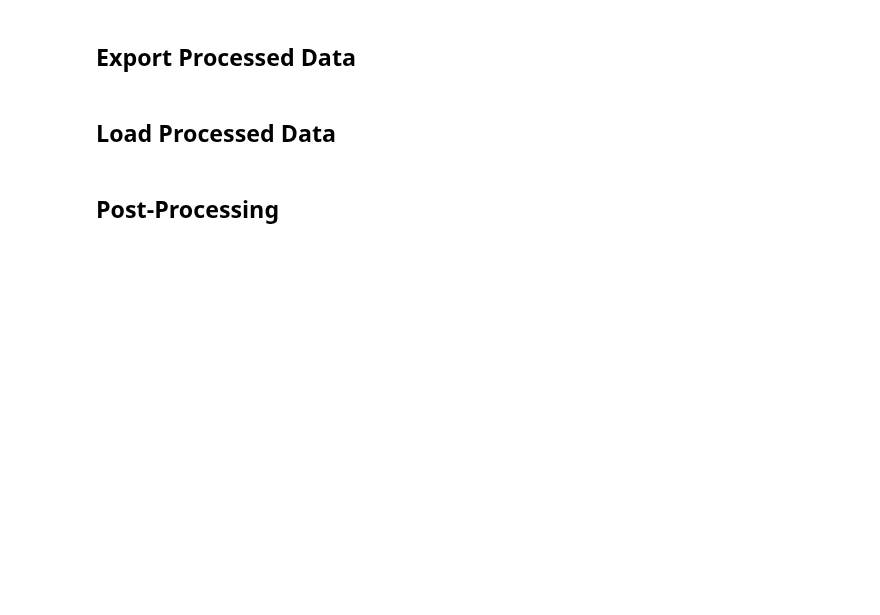
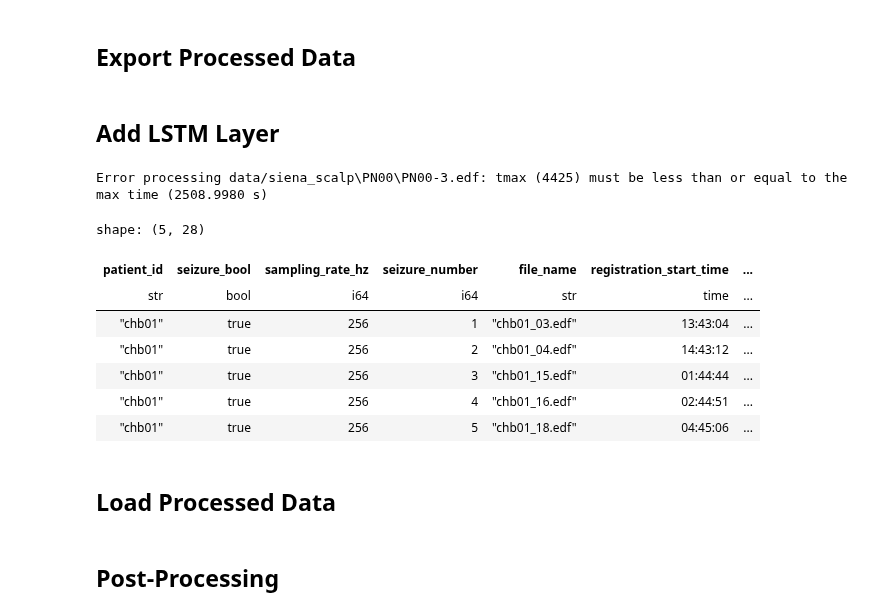
Before and after one commit to bonesclarke/epilepsy_data_exploration, a Jupyter notebook: polars-data-processing-pipeline.ipynb, the cells around one changed output. Saved outputs shown, nothing was run; the diff lists cells and outputs as text; code cells hidden in the pictures; blank space fills up the shorter version.

Commit message:
fixed json data after reviewing lstm_df

```diff
--- a/polars-data-processing-pipeline.ipynb
+++ b/polars-data-processing-pipeline.ipynb
@@ -81,7 +87,8 @@ def load_metadata_from_json(data_dir='data'):
                     'patient_id': data['patient_id'],
                     'seizure_bool': True,
                     'sampling_rate_hz': data['sampling_rate_hz'],
-                    'seizure_number': seizure['seizure_number']
+                    'seizure_number': seizure['seizure_number'],
+                    'seizure_index': str(uuid.uuid4())[:8]
                 }
 
                 for key, value in seizure.items():
@@ -1346,3 +1528,27 @@ comprehensive_df.head()
 # Save to Parquet
 print("\nSaving results...")
 save_to_parquet(comprehensive_df, 'comprehensive_eeg_features.parquet')
+# %% [markdown]
+## Add LSTM Layer
+# %%
+class BiLSTMFeatureExtractor(nn.Module):
+    def __init__(self, input_size, hidden_size=128, num_layers=2, dropout=0.2):
+        super(BiLSTMFeatureExtractor, self).__init__()
+        self.hidden_size = hidden_size
+        self.num_layers = num_layers
+
+        self.lstm = nn.LSTM(
+            input_size=input_size,
+            hidden_size=hidden_size,
+            num_layers=num_layers,
+            batch_first=True,
+            dropout=dropout if num_layers > 1 else 0,
+            bidirectional=True
+        )
+
+    def forward(self, x):
+        # x shape: (batch_size, sequence_length, input_features)
+        lstm_out, (hidden, cell) = self.lstm(x)
+        # lstm_out shape: (batch_size, sequence_length, hidden_size * 2) for bidirectional
+        # hidden shape: (num_layers * 2, batch_size, hidden_size) for bidirectional
+        return lstm_out, hidden, cell
@@ -1349,3 +1782,22 @@ save_to_parquet(comprehensive_df, 'comprehensive_eeg_features.parquet')
+# %%
+# LSTM usage
+lstm_df = build_lstm_layer(
+                        seizures_df,
+                        patients_df,
+                        data_root_paths=['data/siena_scalp', 'data/chb-mit'])
+# %% [output]
+Error processing data/siena_scalp\PN00\PN00-3.edf: tmax (4425) must be less than or equal to the max time (2508.9980 s)
+# %%
+lstm_df.head()
+# %% [output]
+shape: (5, 28)
+| patient_id | seizure_bool | sampling_rate_hz | seizure_number | file_name | registration_start_time | ... |
+| str | bool | i64 | i64 | str | time | ... |
+| "chb01" | true | 256 | 1 | "chb01_03.edf" | 13:43:04 | ... |
+| "chb01" | true | 256 | 2 | "chb01_04.edf" | 14:43:12 | ... |
+| "chb01" | true | 256 | 3 | "chb01_15.edf" | 01:44:44 | ... |
+| "chb01" | true | 256 | 4 | "chb01_16.edf" | 02:44:51 | ... |
+| "chb01" | true | 256 | 5 | "chb01_18.edf" | 04:45:06 | ... |
 # %% [markdown]
 ## Load Processed Data
 # %%
```
Also changed, not shown: parts of 6 cells of this notebook, 5 other files.
